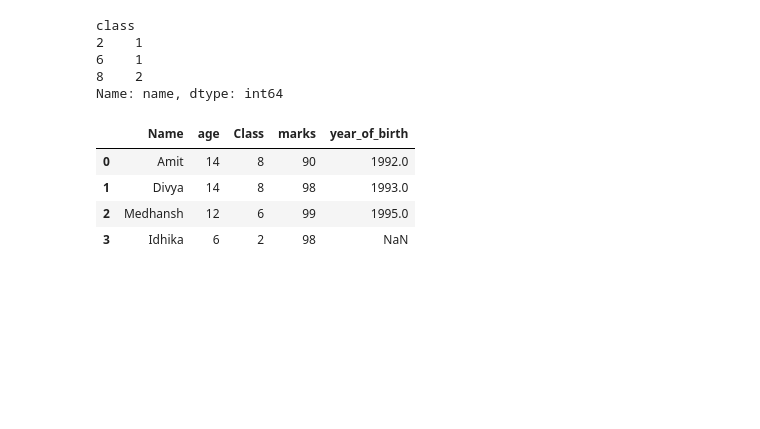
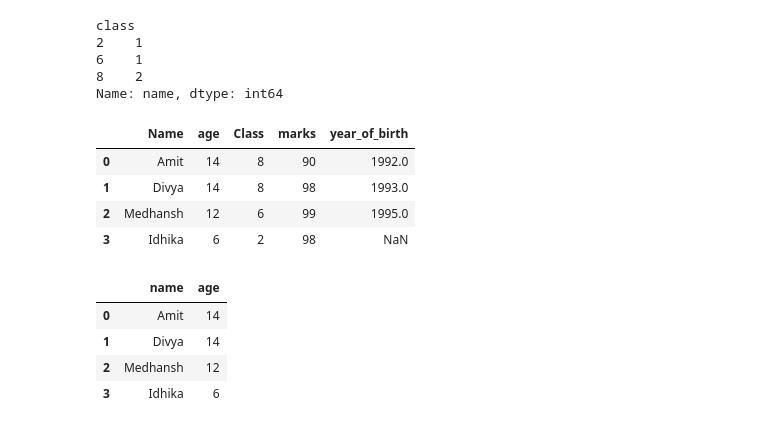
Before and after one commit to amitarora15/my_python_poc, a Jupyter notebook: app/my_pandas.ipynb, the cells around one changed output. Drawn from its saved outputs; the diff is of its cells as text; code cells hidden in the pictures; blank space fills up the shorter version.

```diff
--- a/app/my_pandas.ipynb
+++ b/app/my_pandas.ipynb
@@ -216,3 +216,11 @@ df.rename(columns={'name':'Name', 'class':'Class'})
 | 1 | Divya | 14 | 8 | 98 | 1993.0 |
 | 2 | Medhansh | 12 | 6 | 99 | 1995.0 |
 | 3 | Idhika | 6 | 2 | 98 | NaN |
+# %%
+df[['name','age']]
+# %% [output]
+|  | name | age |
+| 0 | Amit | 14 |
+| 1 | Divya | 14 |
+| 2 | Medhansh | 12 |
+| 3 | Idhika | 6 |
```
Also changed, not shown: 1 other file.
